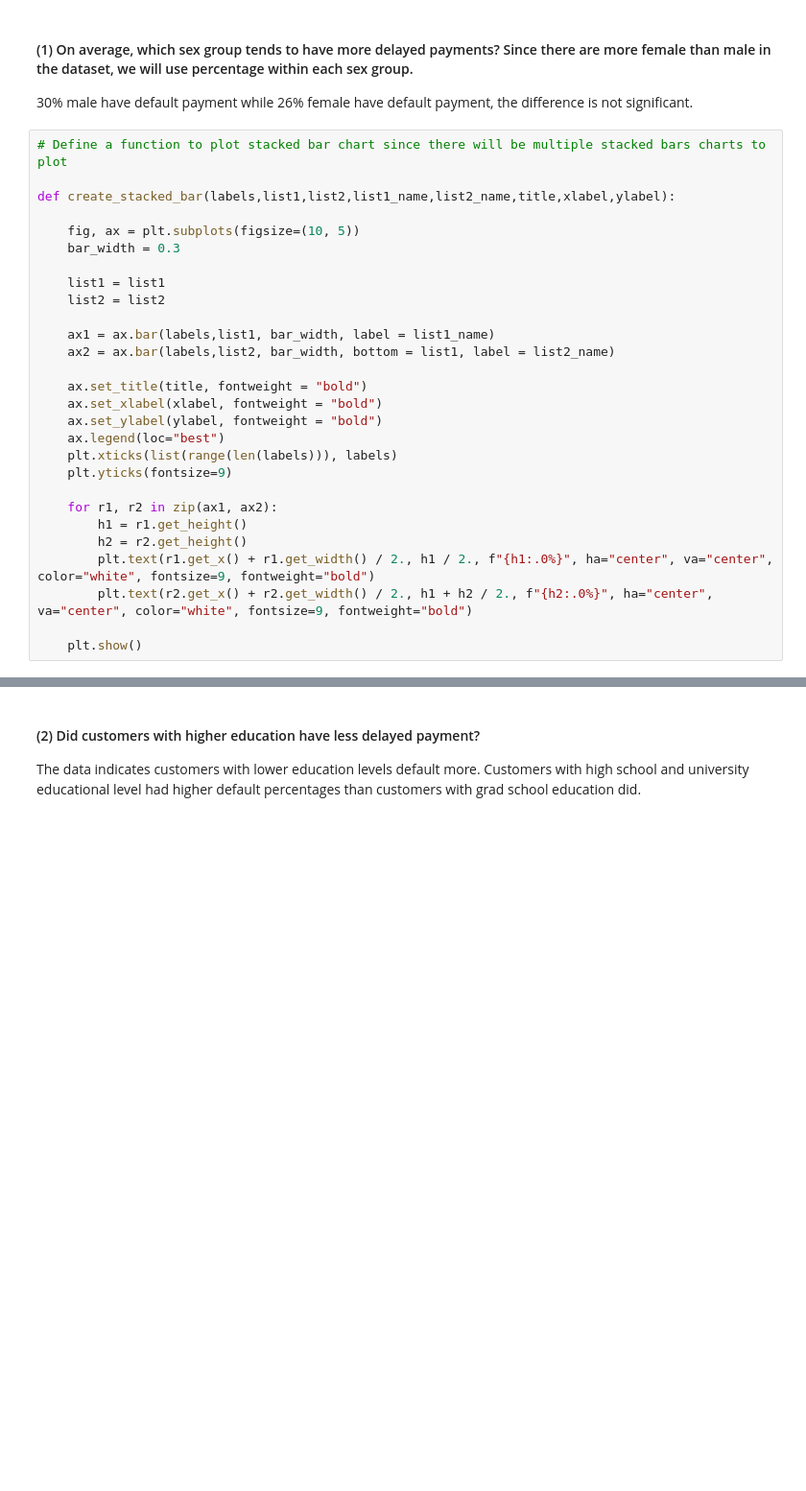
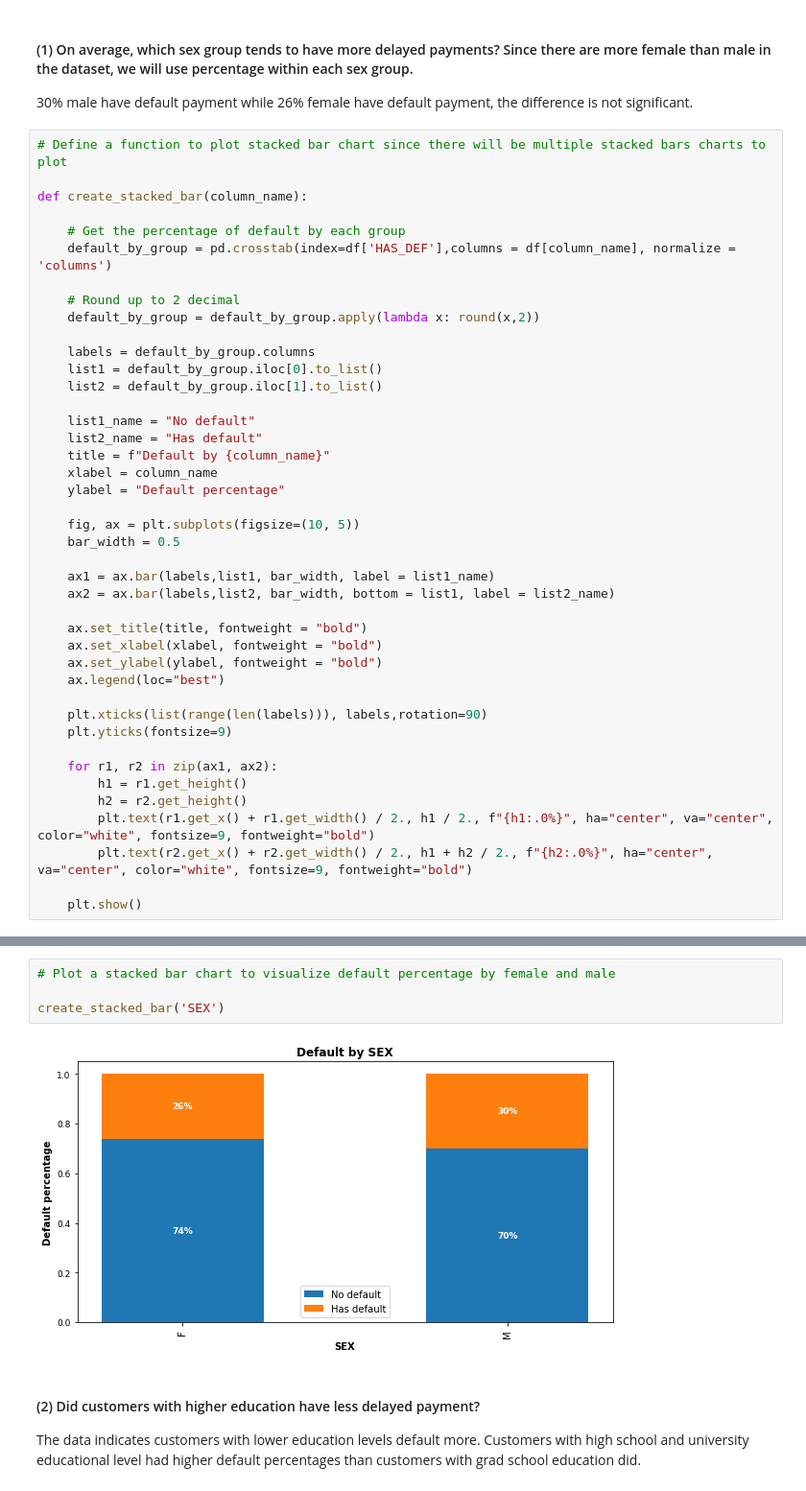
Before and after one commit to Hamrita/credit-card-default-prediction, a Jupyter notebook: EDA/credit_card_default_analysis_part1_EDA.ipynb, the cells around one changed output, grey strips where cells are left out. Shown: that part at 96% size. Saved outputs shown, nothing was run; the diff lists cells and outputs as text; blank space fills up the shorter version.

```diff
--- a/EDA/credit_card_default_analysis_part1_EDA.ipynb
+++ b/EDA/credit_card_default_analysis_part1_EDA.ipynb
@@ -361,13 +361,26 @@ df.loc[df.HAS_DEF.isna(), "HAS_DEF"] = 0
 # %%
 # Define a function to plot stacked bar chart since there will be multiple stacked bars charts to plot
 
-def create_stacked_bar(labels,list1,list2,list1_name,list2_name,title,xlabel,ylabel):
+def create_stacked_bar(column_name):
+
+    # Get the percentage of default by each group
+    default_by_group = pd.crosstab(index=df['HAS_DEF'],columns = df[column_name], normalize = 'columns')
+
+    # Round up to 2 decimal
+    default_by_group = default_by_group.apply(lambda x: round(x,2))
+
+    labels = default_by_group.columns
+    list1 = default_by_group.iloc[0].to_list()
+    list2 = default_by_group.iloc[1].to_list()
+
+    list1_name = "No default"
+    list2_name = "Has default"
+    title = f"Default by {column_name}"
+    xlabel = column_name
+    ylabel = "Default percentage"
 
     fig, ax = plt.subplots(figsize=(10, 5))
-    bar_width = 0.3
-
-    list1 = list1
-    list2 = list2
+    bar_width = 0.5
 
     ax1 = ax.bar(labels,list1, bar_width, label = list1_name)
     ax2 = ax.bar(labels,list2, bar_width, bottom = list1, label = list2_name)
@@ -376,7 +389,8 @@ def create_stacked_bar(labels,list1,list2,list1_name,list2_name,title,xlabel,yla
     ax.set_xlabel(xlabel, fontweight = "bold")
     ax.set_ylabel(ylabel, fontweight = "bold")
     ax.legend(loc="best")
-    plt.xticks(list(range(len(labels))), labels)
+
+    plt.xticks(list(range(len(labels))), labels,rotation=90)
     plt.yticks(fontsize=9)
 
     for r1, r2 in zip(ax1, ax2):
@@ -416,3 +403,9 @@ create_stacked_bar(labels,list1,list2,list1_name,list2_name,title,xlabel,ylabel)
+# %%
+# Plot a stacked bar chart to visualize default percentage by female and male
+
+create_stacked_bar('SEX')
+# %% [output]
+[figure, added]
 # %% [markdown]
 #### (2) Did customers with higher education have less delayed payment?
 
```
Also changed, not shown: parts of 14 cells of this notebook.
